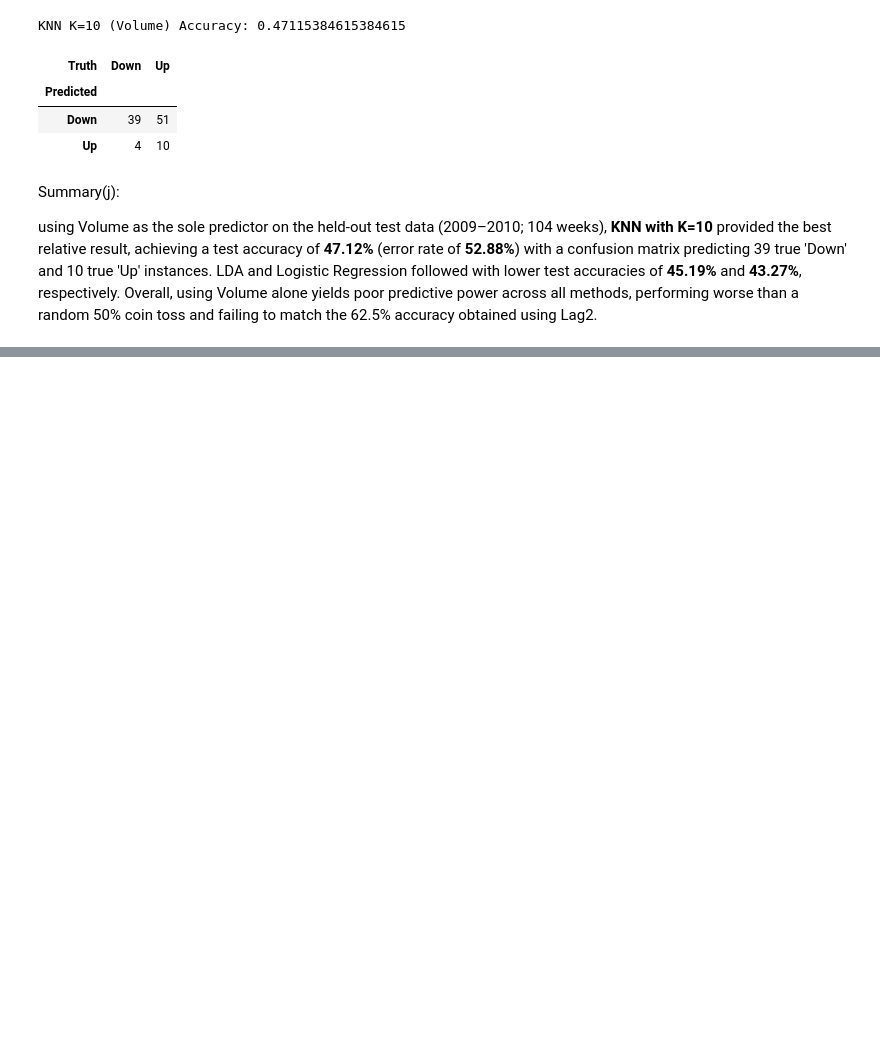
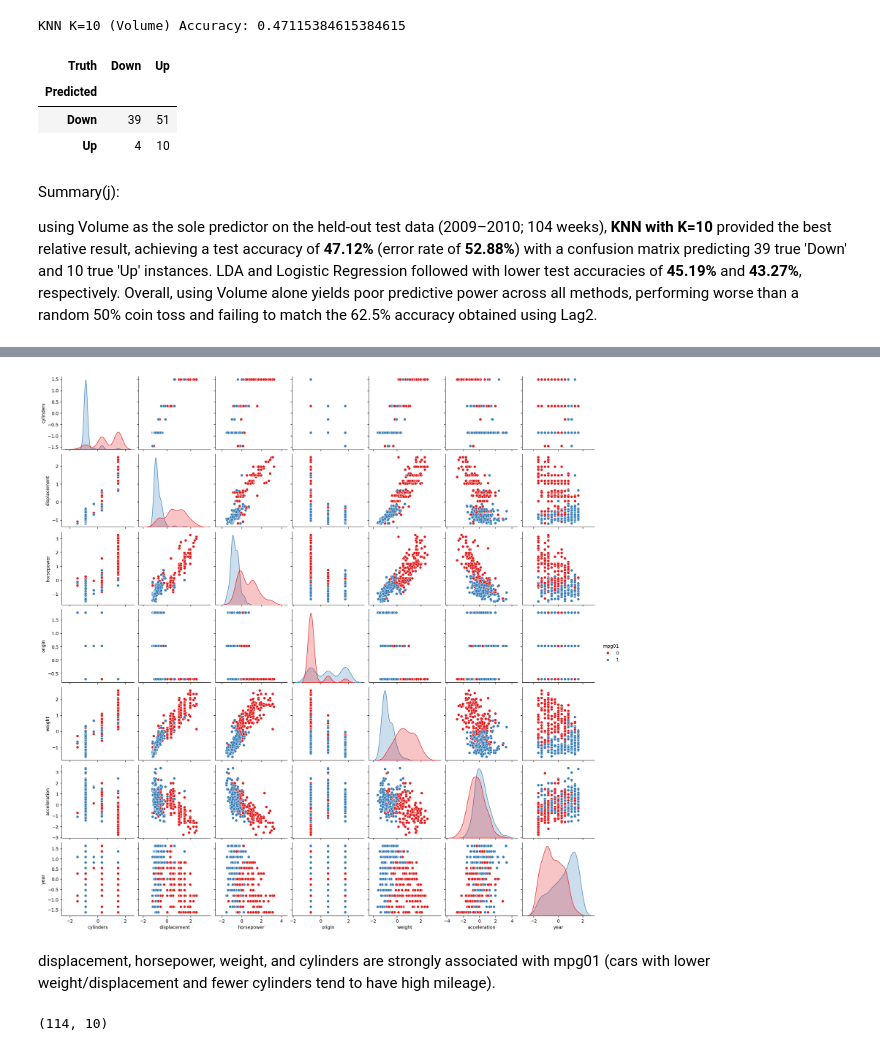
Before and after one commit to fatima-zahra20/ISLP-Solutions, a Jupyter notebook: MySolutionISLP_chap4.ipynb, the cells around one changed output, grey strips where cells are left out. Cells and saved outputs as stored; diff of their text form; code cells hidden in the pictures; blank space fills up the shorter version.

```diff
--- a/MySolutionISLP_chap4.ipynb
+++ b/MySolutionISLP_chap4.ipynb
@@ -945,0 +955,14 @@ using Volume as the sole predictor on the held-out test data (2009–2010; 104 w
+# %%
+import pandas as pd
+import statsmodels.api as sm
+
+auto = pd.read_csv(r"C:\Users\Fatima zahra\Practice\ALL+CSV+FILES+-+2nd+Edition+-+corrected\ALL CSV FILES - 2nd Edition\Auto.csv")
+auto = auto.dropna()
+# %%
+
+mpg_median = auto['mpg'].median()
+
+auto['mpg01'] = (auto['mpg'] > mpg_median).astype(int)
+
+print(mpg_median)
+auto[['mpg', 'mpg01']].head()
@@ -945,0 +1003,21 @@ using Volume as the sole predictor on the held-out test data (2009–2010; 104 w
+# %%
+import statsmodels.api as sm
+from ISLP.models import ModelSpec as MS, summarize
+import numpy as np
+import pandas as pd
+
+auto['horsepower'] = pd.to_numeric(auto['horsepower'], errors='coerce')
+auto = auto.dropna(subset=['horsepower'])
+
+predictors = ['cylinders', 'displacement', 'horsepower', 'weight', 'acceleration', 'year', 'origin']
+
+auto = auto.copy()
+auto[predictors] = (auto[predictors] - auto[predictors].mean()) / auto[predictors].std()
+design = MS(predictors)
+X = design.fit_transform(auto)
+y = auto['mpg01']
+
+glm = sm.GLM(y, X, family=sm.families.Binomial())
+results = glm.fit()
+
+print(summarize(results))
@@ -945,0 +1034,22 @@ using Volume as the sole predictor on the held-out test data (2009–2010; 104 w
+# %%
+import seaborn as sns
+import matplotlib.pyplot as plt
+sns.pairplot(auto[['cylinders', 'displacement', 'horsepower', 'origin','weight', 'acceleration', 'year', 'mpg01']],
+             hue='mpg01',
+             palette='Set1',
+             diag_kind='kde')
+plt.show()
+# %% [output]
+[figure, added]
+# %% [markdown]
+displacement, horsepower, weight, and cylinders are strongly associated with mpg01 (cars with lower weight/displacement and fewer cylinders tend to have high mileage).
+# %%
+
+train_mask = (auto['year'] < 79)
+
+auto_train = auto.loc[train_mask]
+auto_test = auto.loc[~train_mask]
+
+auto_test.shape
+# %% [output]
+(114, 10)
```
Also changed, not shown: parts of 12 cells of this notebook.
